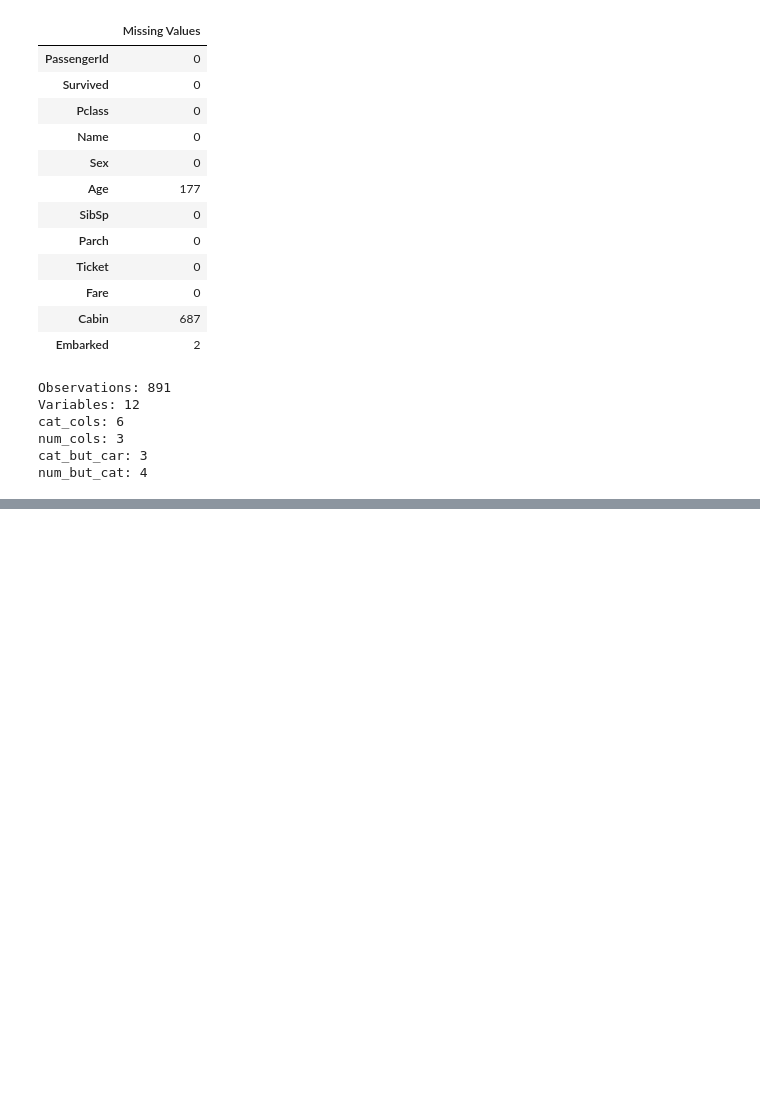
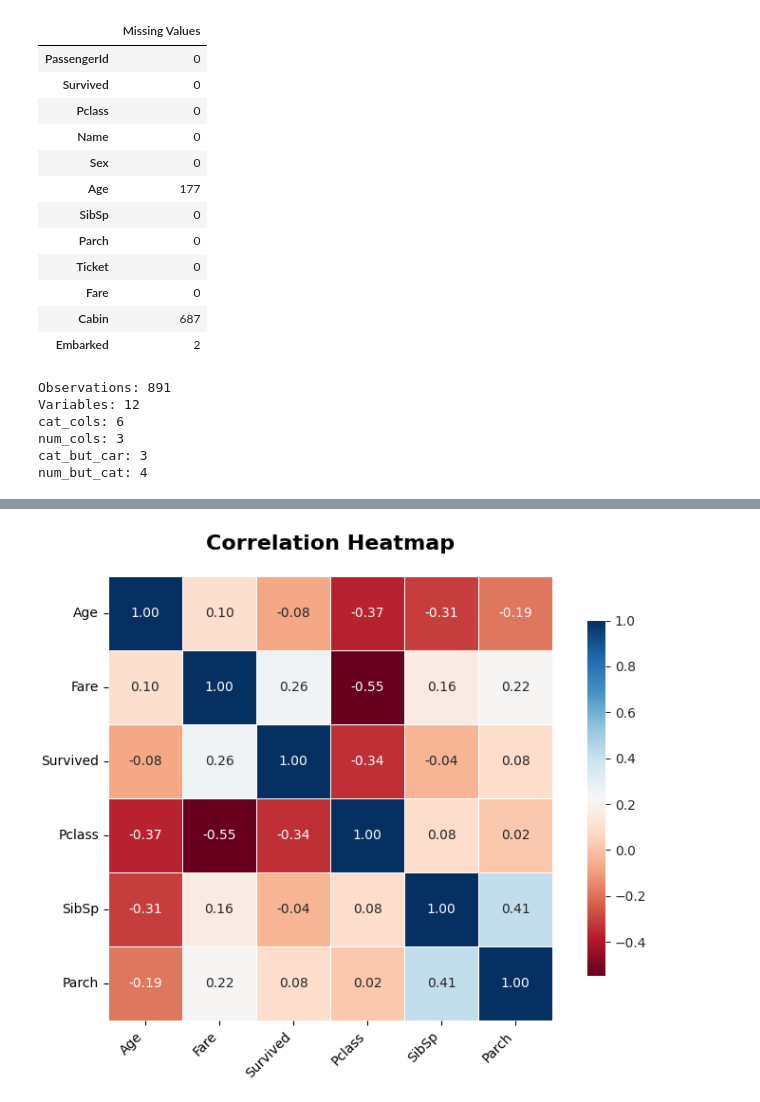
Before and after one commit to ErenYanic/DataScience-Projects, a Jupyter notebook: Titanic-MachineLearningfromDisaster/notebooks/titanic_machine_learning_from_disaster.ipynb, the cells around one changed output, grey strips where cells are left out. Drawn from its saved outputs; the diff is of its cells as text; code cells hidden in the pictures; blank space fills up the shorter version.

```diff
--- a/Titanic-MachineLearningfromDisaster/notebooks/titanic_machine_learning_from_disaster.ipynb
+++ b/Titanic-MachineLearningfromDisaster/notebooks/titanic_machine_learning_from_disaster.ipynb
@@ -220,0 +452,82 @@ num_but_cat: 4
+# %%
+def plot_correlation_heatmap(dataframe,
+                             columns=None,
+                             figsize=(8, 6),
+                             cmap="RdBu",
+                             annot_format=".2f",
+                             save=False,
+                             filename="correlation_heatmap.png",
+                             title=None):
+    """
+    Plots a correlation heatmap for numerical features.
+
+    Parameters:
+    -----------
+    dataframe : pd.DataFrame
+        Input dataframe
+    columns : list, optional
+        List of columns to include. If None, uses all numeric columns
+    figsize : tuple, default (20, 20)
+        Figure size (width, height)
+    cmap : str, default "RdBu"
+        Colourmap for heatmap (e.g., "RdBu", "coolwarm", "viridis")
+    annot_format : str, default ".2f"
+        Format for annotation values (e.g., ".2f", ".3f", ".1%")
+    save : bool, default False
+        Whether to save the figure
+    filename : str, default "correlation_heatmap.png"
+        Filename for saved figure (only used if save=True)
+    title : str, optional
+        Title for the plot. If None, uses default title
+
+    Returns:
+    --------
+    tuple : (fig, ax, corr_matrix)
+        Figure, axes, and correlation matrix
+    """
+
+    if columns is None:
+        # Auto-detect numeric columns using grab_col_names
+        _, numeric, _, numeric_but_cat = grab_col_names(dataframe)
+
+        # Remove Id column
+        numeric = [col for col in numeric if col not in ["PassengerId"]]
+
+        # Include numeric but categorical columns
+        columns = numeric + numeric_but_cat
+
+    # Calculate correlation matrix
+    corr_matrix = dataframe[columns].corr()
+
+    # PLot
+    fig, ax, = plt.subplots(figsize=figsize)
+
+    with sns.axes_style("darkgrid"):
+        sns.heatmap(corr_matrix,
+                    annot=True,
+                    fmt=annot_format,
+                    cmap=cmap,
+                    square=True,
+                    linewidths=0.5,
+                    cbar_kws={"shrink": 0.8},
+                    ax=ax
+                    )
+
+    if title is None:
+        title = "Correlation Heatmap"
+    ax.set_title(title, fontsize=16, fontweight="bold", pad=20)
+
+    plt.xticks(rotation=45, ha="right")
+    plt.yticks(rotation=0)
+    plt.tight_layout()
+
+    if save:
+        plt.savefig(filename, dpi=300, bbox_inches="tight")
+        print(f"The heatmap has been saved as: {filename}")
+
+    plt.show()
+
+    return fig, ax, corr_matrix
+
+plot_correlation_heatmap(df)  # Don't save
+# %% [output]
@@ -220,0 +540 @@ num_but_cat: 4
+[figure, added]
```
Also changed, not shown: parts of 6 cells of this notebook.
